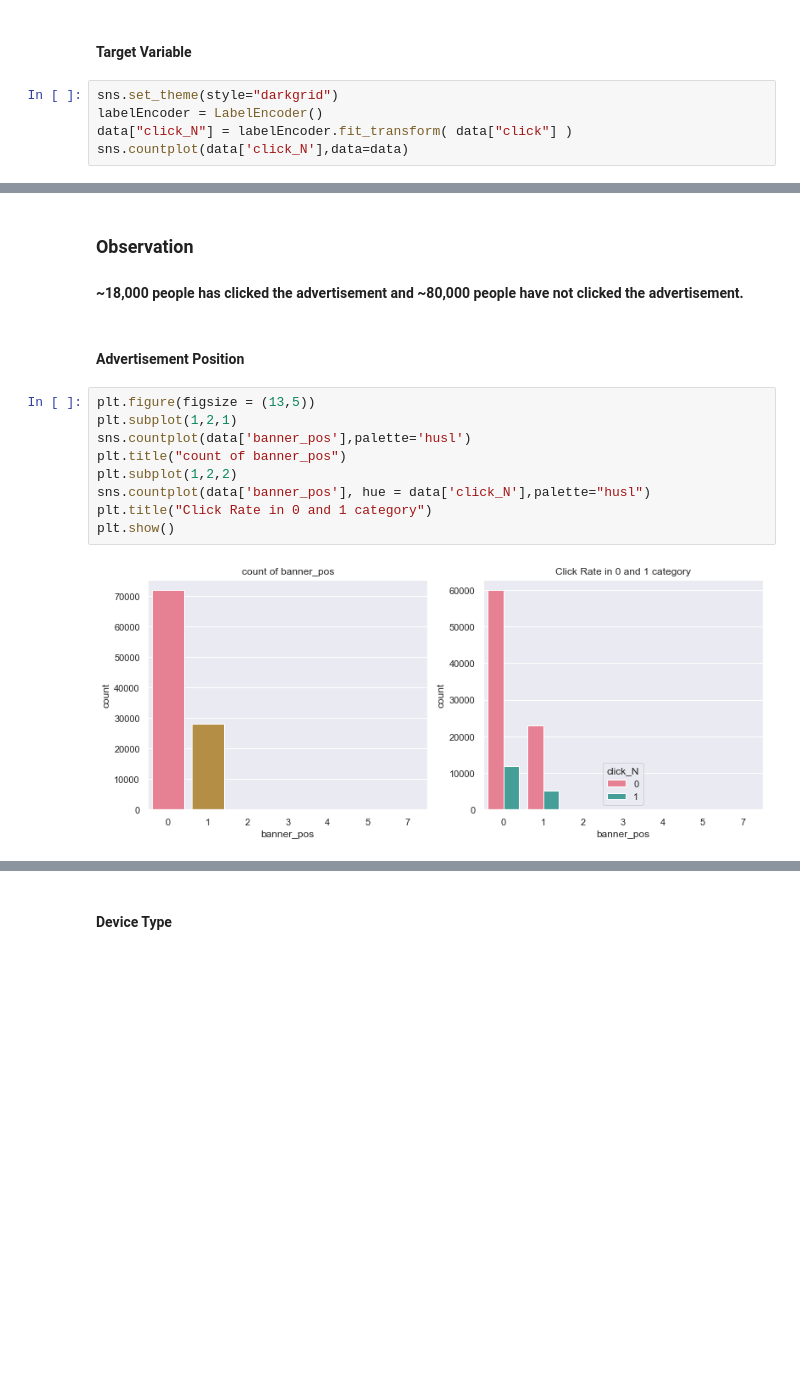
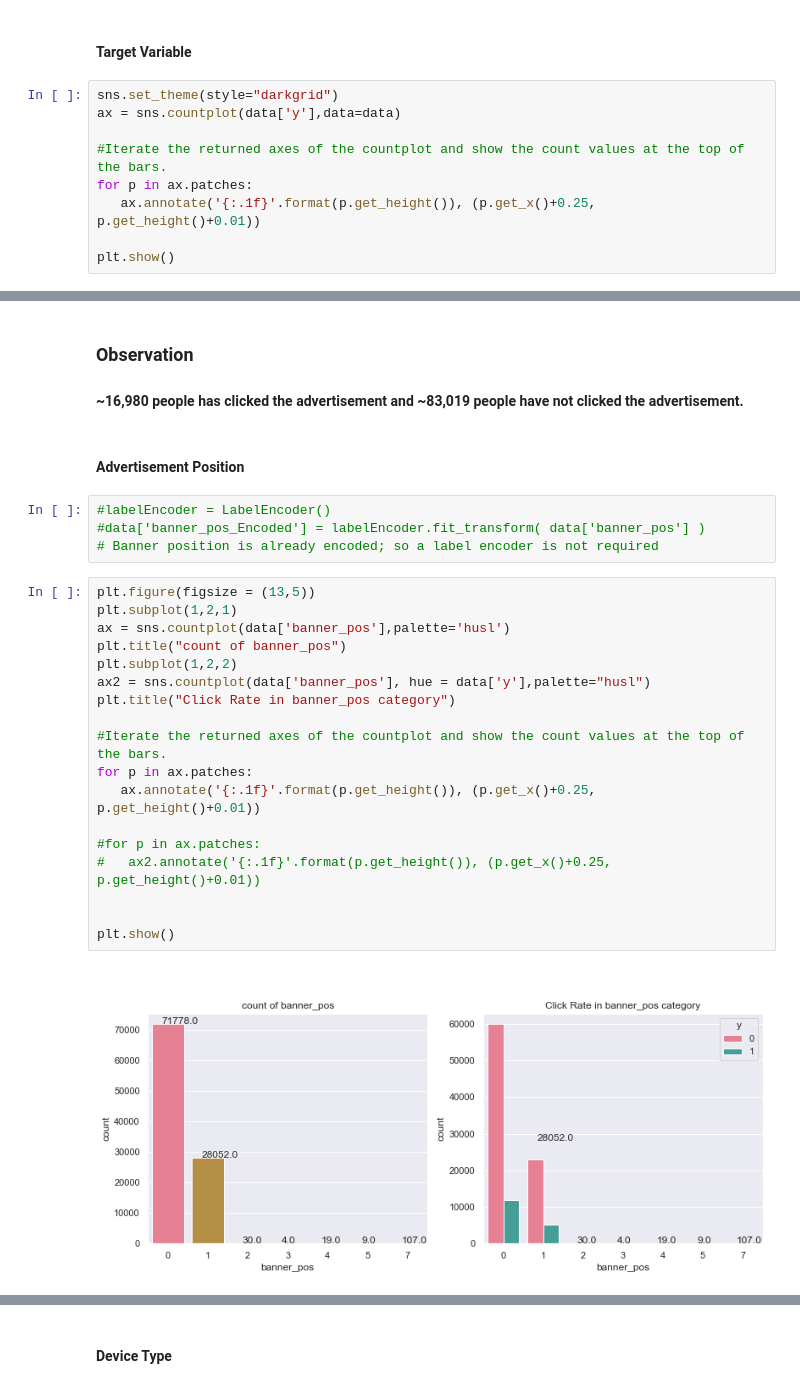
Before and after one commit to jagsrj/ClickThroughRatePrediction, a Jupyter notebook: Machine Learning Assignment - Click Through Rate Prediction.ipynb, the cells around one changed output, grey strips where cells are left out. Cells and saved outputs as stored; diff of their text form; blank space fills up the shorter version.

```diff
--- a/Machine Learning Assignment - Click Through Rate Prediction.ipynb
+++ b/Machine Learning Assignment - Click Through Rate Prediction.ipynb
@@ -105,7 +122,11 @@ data.describe()
 #### Target Variable
 # %%
 sns.set_theme(style="darkgrid")
-labelEncoder = LabelEncoder()
-data["click_N"] = labelEncoder.fit_transform( data["click"] )
-sns.countplot(data['click_N'],data=data)
+ax = sns.countplot(data['y'],data=data)
+
+#Iterate the returned axes of the countplot and show the count values at the top of the bars.
+for p in ax.patches:
+   ax.annotate('{:.1f}'.format(p.get_height()), (p.get_x()+0.25, p.get_height()+0.01))
+
+plt.show()
 # %% [output]
@@ -114,20 +134,33 @@ sns.countplot(data['click_N'],data=data)
 # %% [markdown]
 ### Observation
 
-#### ~18,000 people has clicked the advertisement and ~80,000 people have not clicked the advertisement.
+#### ~16,980 people has clicked the advertisement and ~83,019 people have not clicked the advertisement.
 # %% [markdown]
 #### Advertisement Position
+# %%
+#labelEncoder = LabelEncoder()
+#data['banner_pos_Encoded'] = labelEncoder.fit_transform( data['banner_pos'] )
+# Banner position is already encoded; so a label encoder is not required
 # %%
 plt.figure(figsize = (13,5))
 plt.subplot(1,2,1)
-sns.countplot(data['banner_pos'],palette='husl')
+ax = sns.countplot(data['banner_pos'],palette='husl')
 plt.title("count of banner_pos")
 plt.subplot(1,2,2)
-sns.countplot(data['banner_pos'], hue = data['click_N'],palette="husl")
-plt.title("Click Rate in 0 and 1 category")
+ax2 = sns.countplot(data['banner_pos'], hue = data['y'],palette="husl")
+plt.title("Click Rate in banner_pos category")
+
+#Iterate the returned axes of the countplot and show the count values at the top of the bars.
+for p in ax.patches:
+   ax.annotate('{:.1f}'.format(p.get_height()), (p.get_x()+0.25, p.get_height()+0.01))
+
+#for p in ax.patches:
+#   ax2.annotate('{:.1f}'.format(p.get_height()), (p.get_x()+0.25, p.get_height()+0.01))
+
+
 plt.show()
 # %% [output]
-[figure, old version]
+[figure, new version]
 # %% [markdown]
 #### Observation:
 
```
Also changed, not shown: parts of 53 cells of this notebook, 1 other file.
